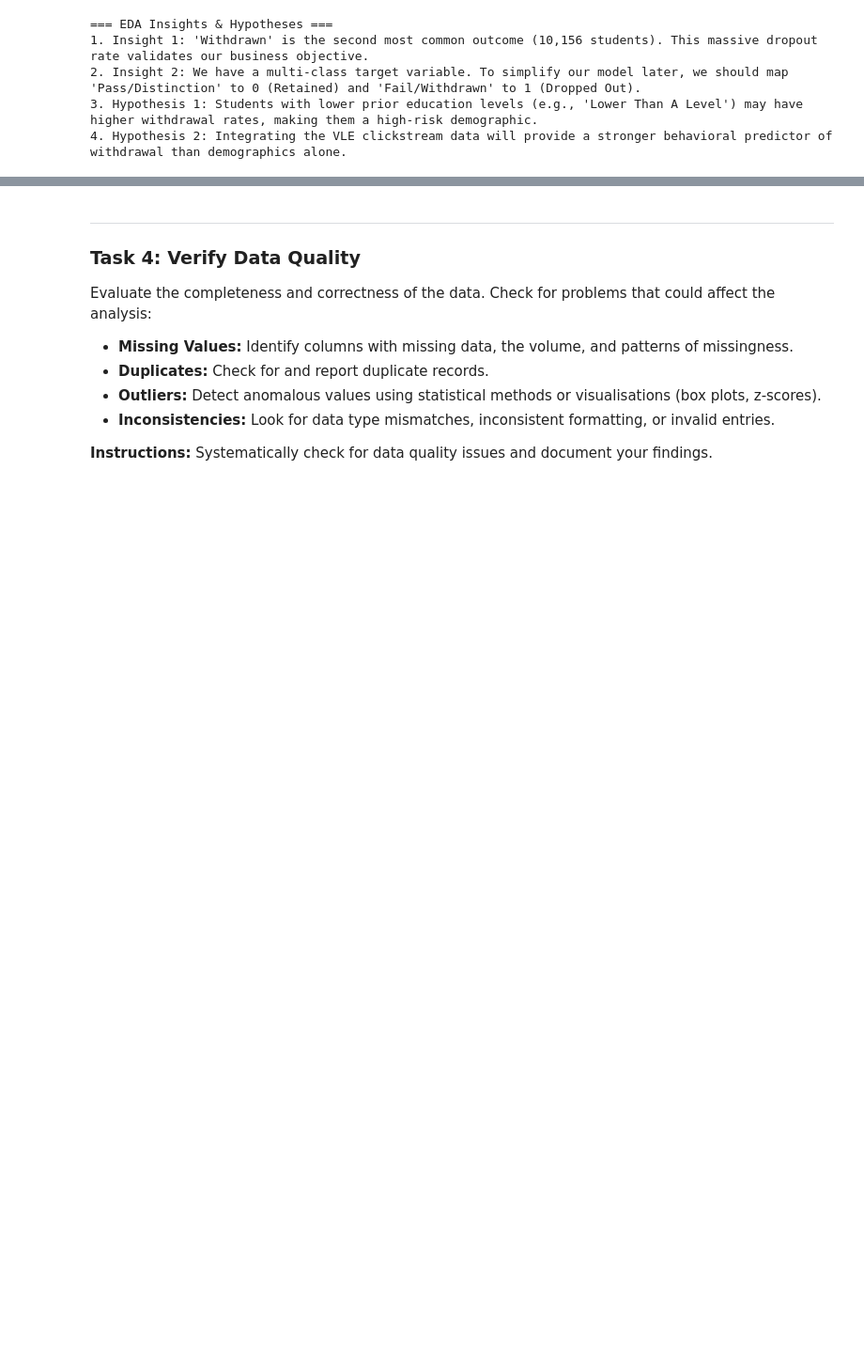
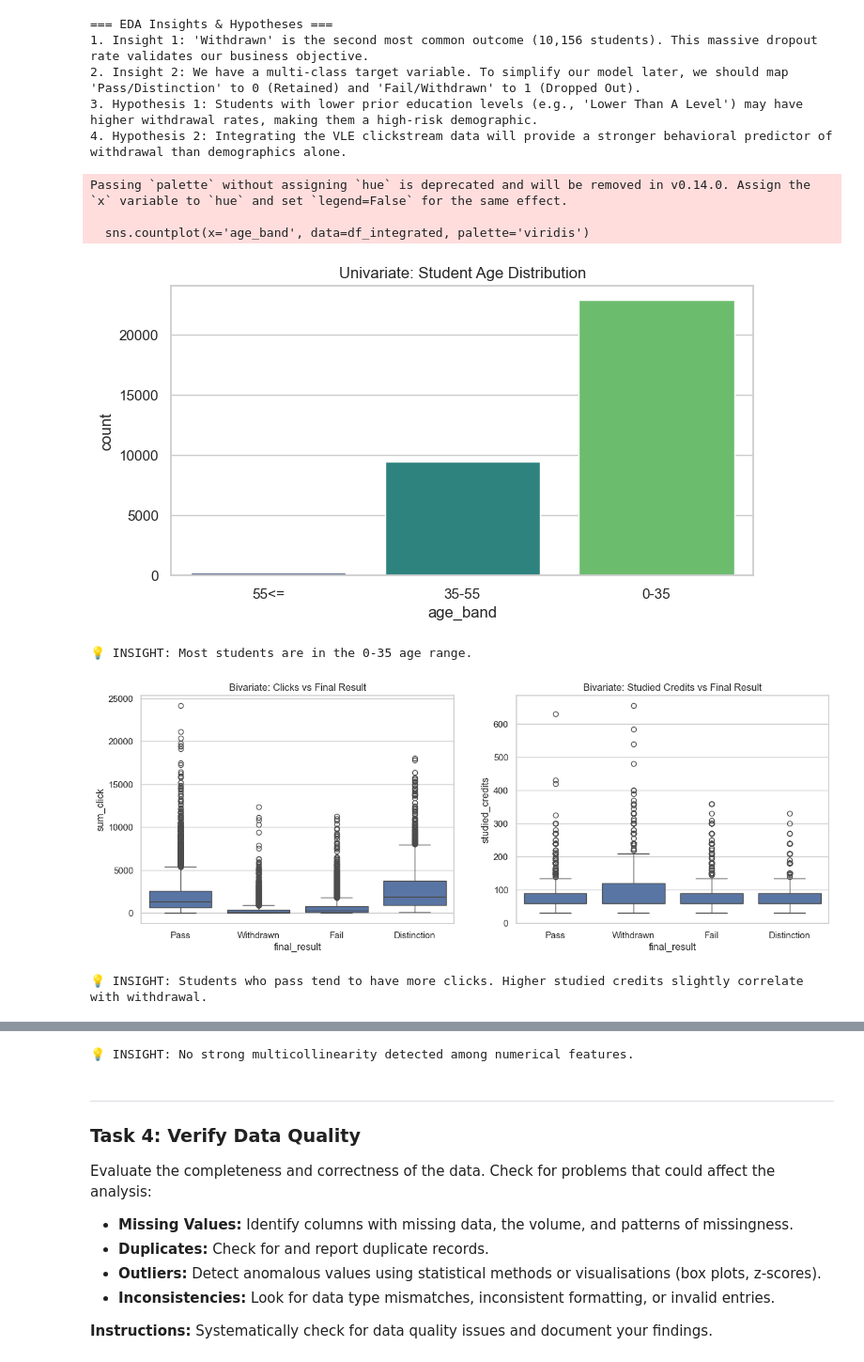
Before and after one commit to mohamedelgaby21/data-science-, a Jupyter notebook: Phase_2_Data_Understanding.ipynb, the cells around one changed output, grey strips where cells are left out. Shown at 94% size. Drawn from its saved outputs; the diff is of its cells as text; code cells hidden in the pictures; blank space fills up the shorter version.

Commit message:
data science

```diff
--- a/Phase_2_Data_Understanding.ipynb
+++ b/Phase_2_Data_Understanding.ipynb
@@ -96,0 +95,12 @@ Loading studentVle.csv (The Big Data file) - please wait...
+# %%
+# 1. Calculate total clicks for each student from the VLE dataset
+student_clicks = student_vle.groupby(['id_student', 'code_module', 'code_presentation'])['sum_click'].sum().reset_index()
+
+# 2. Merge the student information with their total clicks
+df_integrated = pd.merge(student_info, student_clicks, on=['id_student', 'code_module', 'code_presentation'], how='left')
+
+# 3. Fill missing clicks with 0 (for students who never clicked anything)
+df_integrated['sum_click'] = df_integrated['sum_click'].fillna(0)
+
+print("✅ Data successfully merged into 'df_integrated'!")
+display(df_integrated.head(2))
@@ -292,3 +281,41 @@ for i, insight in enumerate(initial_insights, 1):
 2. Insight 2: We have a multi-class target variable. To simplify our model later, we should map 'Pass/Distinction' to 0 (Retained) and 'Fail/Withdrawn' to 1 (Dropped Out).
 3. Hypothesis 1: Students with lower prior education levels (e.g., 'Lower Than A Level') may have higher withdrawal rates, making them a high-risk demographic.
 4. Hypothesis 2: Integrating the VLE clickstream data will provide a stronger behavioral predictor of withdrawal than demographics alone.
+# %%
+import seaborn as sns
+import matplotlib.pyplot as plt
+
+sns.set_theme(style="whitegrid")
+
+# 1. Univariate Analysis
+plt.figure(figsize=(8, 4))
+sns.countplot(x='age_band', data=df_integrated, palette='viridis')
+plt.title('Univariate: Student Age Distribution')
+plt.show()
+print("💡 INSIGHT: Most students are in the 0-35 age range.\n")
+
+# 2. Bivariate Analysis
+fig, axes = plt.subplots(1, 2, figsize=(15, 5))
+sns.boxplot(ax=axes[0], x='final_result', y='sum_click', data=df_integrated)
+axes[0].set_title('Bivariate: Clicks vs Final Result')
+
+sns.boxplot(ax=axes[1], x='final_result', y='studied_credits', data=df_integrated)
+axes[1].set_title('Bivariate: Studied Credits vs Final Result')
+plt.show()
+print("💡 INSIGHT: Students who pass tend to have more clicks. Higher studied credits slightly correlate with withdrawal.\n")
+
+# 3. Multivariate Analysis (Correlation Heatmap)
+numeric_cols = df_integrated.select_dtypes(include=['int64', 'float64']).columns
+plt.figure(figsize=(8, 6))
+sns.heatmap(df_integrated[numeric_cols].corr(), annot=True, cmap='coolwarm', fmt=".2f")
+plt.title('Multivariate: Correlation Heatmap')
+plt.show()
+print("💡 INSIGHT: No strong multicollinearity detected among numerical features.")
+# %% [output]
+Passing `palette` without assigning `hue` is deprecated and will be removed in v0.14.0. Assign the `x` variable to `hue` and set `legend=False` for the same effect.
+
+  sns.countplot(x='age_band', data=df_integrated, palette='viridis')
+[figure, added]
+💡 INSIGHT: Most students are in the 0-35 age range.
+[figure, added]
+💡 INSIGHT: Students who pass tend to have more clicks. Higher studied credits slightly correlate with withdrawal.
@@ -295,3 +323,4 @@ for i, insight in enumerate(initial_insights, 1):
+💡 INSIGHT: No strong multicollinearity detected among numerical features.
 # %% [markdown]
 ---
 ### Task 4: Verify Data Quality
```
Also changed, not shown: parts of 18 cells of this notebook, 3 other files.
